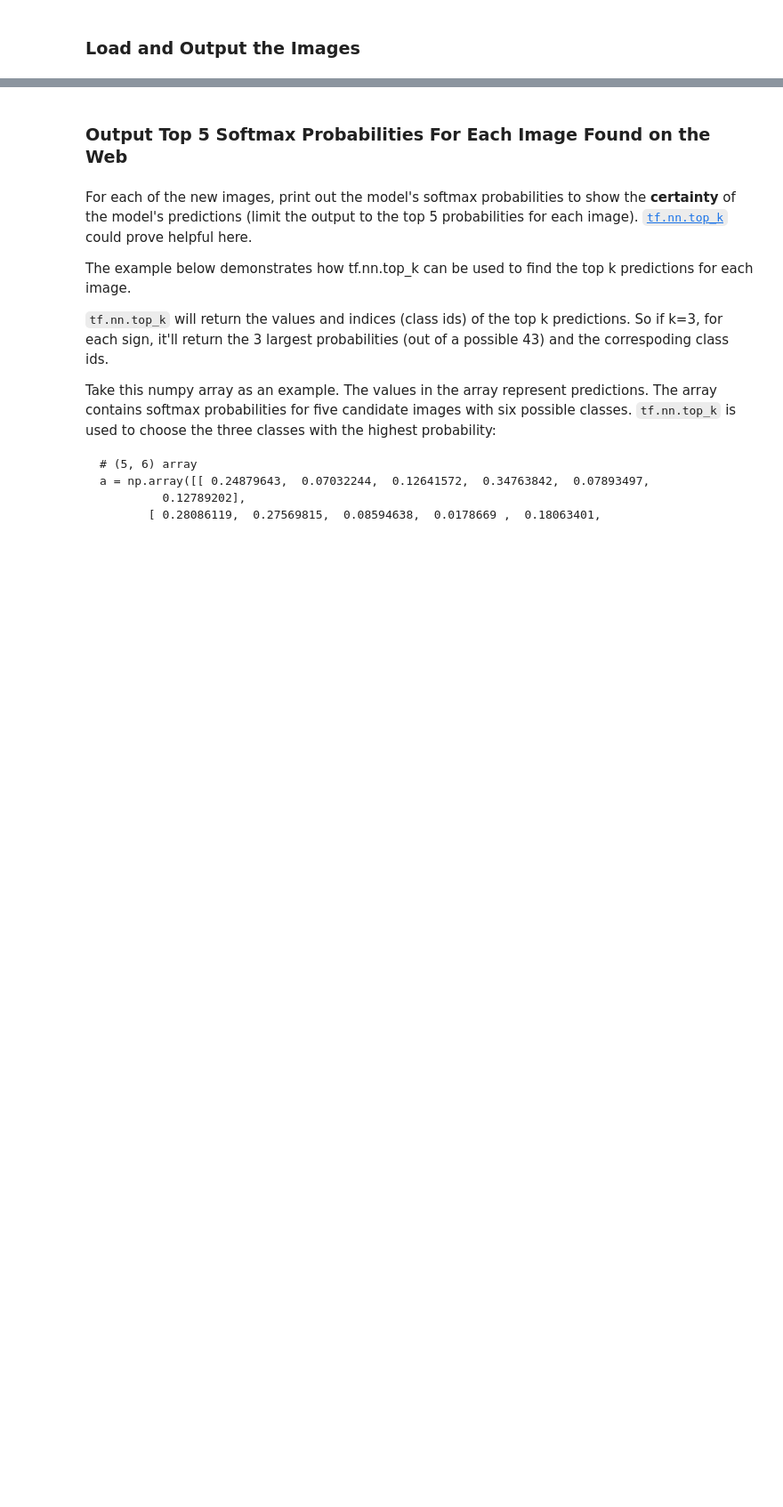
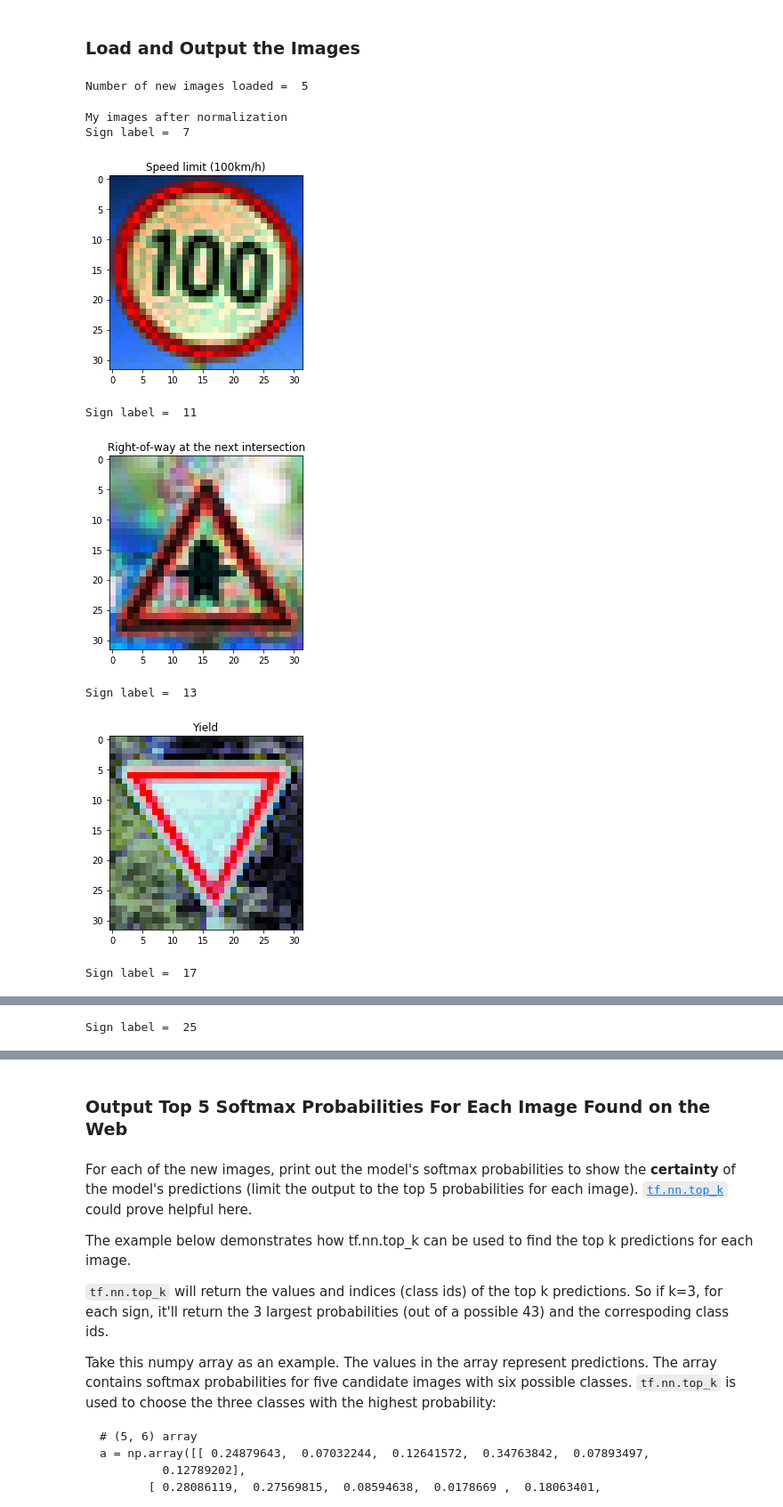
Before and after one commit to tpak/CarND-Traffic-Sign-Classifier-Project, a Jupyter notebook: Traffic_Sign_Classifier-Copy2.ipynb, the cells around one changed output, grey strips where cells are left out. Shown at 89% size. Saved outputs shown, nothing was run; the diff lists cells and outputs as text; code cells hidden in the pictures; blank space fills up the shorter version.

```diff
--- a/Traffic_Sign_Classifier-Copy2.ipynb
+++ b/Traffic_Sign_Classifier-Copy2.ipynb
@@ -162,11 +158,12 @@ def show_random_images(x, y, z, num_signs):
         plt.imshow(x[sign_num])
 
 def show_image(x, y, z, sign_num):
-    sign_label = y[sign_num].astype(np.int)
+    sign_label = y[sign_num]
     print ("Sign label = ", sign_label)
     plt.figure()
     plt.title(sign_names.get_value(sign_label,"SignName"))
     plt.imshow(x[sign_num])
+    plt.show()
 
 # stole this method from elsewhere
 def show_random_grid(x, y, z):
@@ -192,5 +189,3 @@ def show_random_grid(x, y, z):
 
         plt.axis('off')
     plt.show()
-
-show_random_grid(X_train, y_train, n_train)
@@ -651,0 +639,44 @@ You may find `signnames.csv` useful as it contains mappings from the class id (i
+# %%
+### Load the images and plot them here.
+### Feel free to use as many code cells as needed.
+
+import scipy.ndimage as ndi
+
+my_images = []
+my_labels = []
+
+my_images.append(ndi.imread('./examples/7-100km.jpg'))
+my_labels.append(7)
+my_images.append(ndi.imread('./examples/11-row-next.jpg'))
+my_labels.append(11)
+my_images.append(ndi.imread('./examples/13-yield.jpg'))
+my_labels.append(13)
+my_images.append(ndi.imread('./examples/17-no-entry.jpg'))
+my_labels.append(17)
+my_images.append(ndi.imread('./examples/25-road-work.jpg'))
+my_labels.append(25)
+
+n_my_images = len(my_images)
+print ("Number of new images loaded = ", n_my_images)
+# %% [output]
+Number of new images loaded =  5
+# %%
+# show them before normalization
+#for i in range(n_my_images):
+#    show_image(my_images, my_labels, n_my_images, i)
+
+# normalize my images
+my_images_n = np.array([normalize_data(my_images[i]) for i in range(n_my_images)])
+
+print ("My images after normalization")
+for i in range(n_my_images):
+    show_image(my_images_n, my_labels, n_my_images, i)
+# %% [output]
+My images after normalization
+Sign label =  7
+[figure, added]
+Sign label =  11
+[figure, added]
+Sign label =  13
+[figure, added]
+Sign label =  17
@@ -651,0 +684 @@ You may find `signnames.csv` useful as it contains mappings from the class id (i
+Sign label =  25
```
Also changed, not shown: parts of 46 cells of this notebook, 1 other file.
